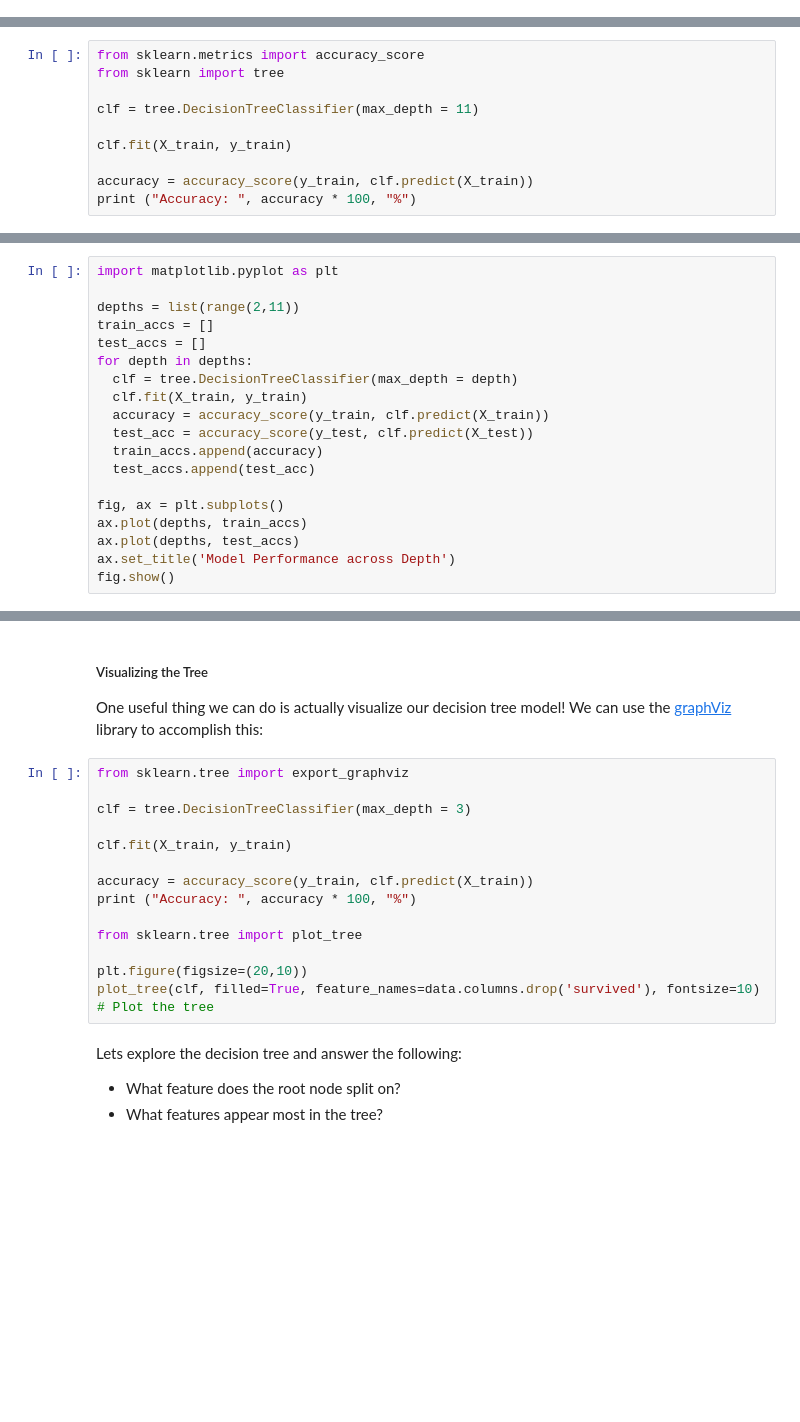
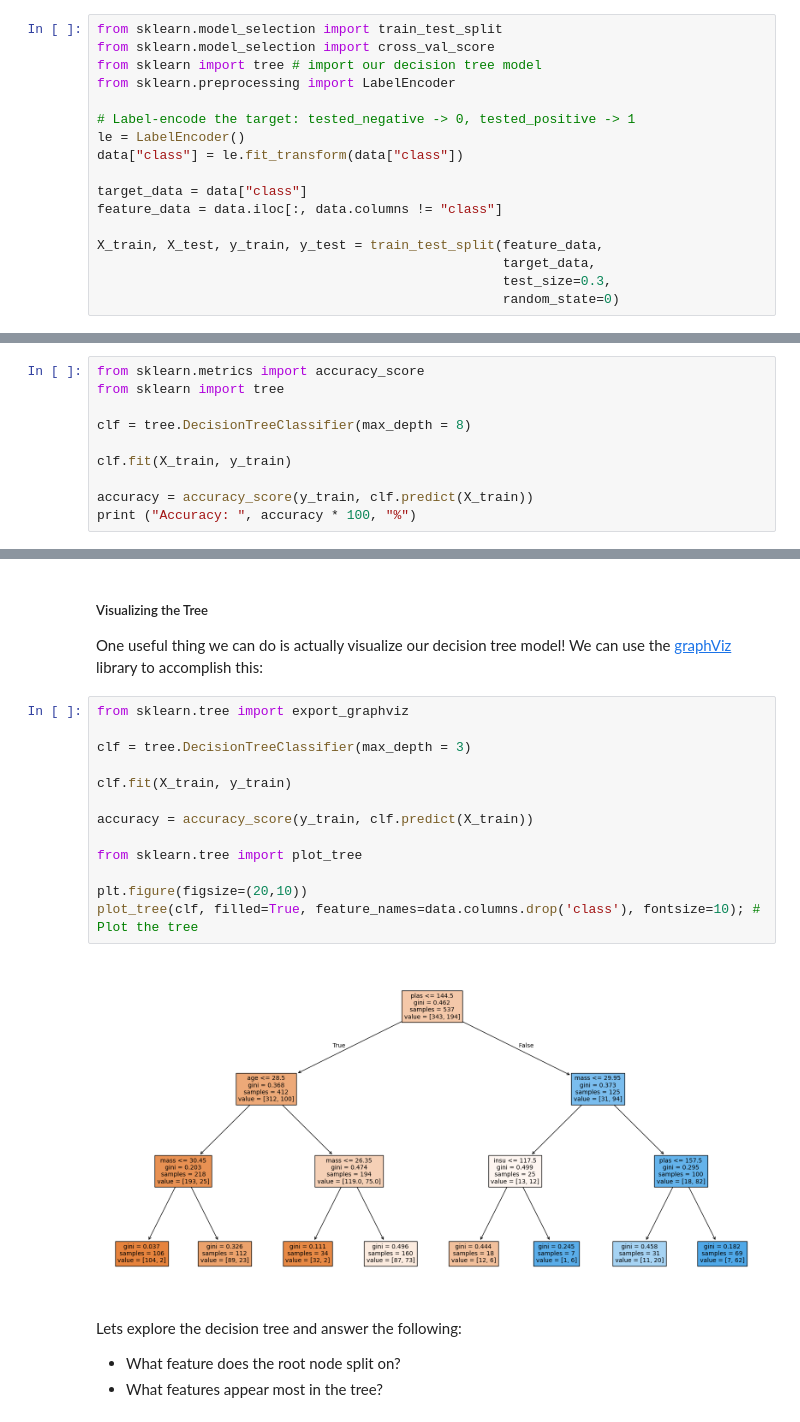
Before and after one commit to upadhyan/SUDS-2026-Bootcamp-Friday, a Jupyter notebook: labs/Supervised_Lab.ipynb, the cells around one changed output, grey strips where cells are left out. Cells and saved outputs as stored; diff of their text form; blank space fills up the shorter version.

```diff
--- a/labs/Supervised_Lab.ipynb
+++ b/labs/Supervised_Lab.ipynb
@@ -127,0 +110,17 @@ X_test = imp.transform(X_test)
+# %%
+from sklearn.model_selection import train_test_split
+from sklearn.model_selection import cross_val_score
+from sklearn import tree # import our decision tree model
+from sklearn.preprocessing import LabelEncoder
+
+# Label-encode the target: tested_negative -> 0, tested_positive -> 1
+le = LabelEncoder()
+data["class"] = le.fit_transform(data["class"])
+
+target_data = data["class"]
+feature_data = data.iloc[:, data.columns != "class"]
+
+X_train, X_test, y_train, y_test = train_test_split(feature_data,
+                                                    target_data,
+                                                    test_size=0.3,
+                                                    random_state=0)
@@ -135,7 +145,7 @@ Remember, the pipeline for model development in sklearn is **initialize->fit->pr
 from sklearn.metrics import accuracy_score
 from sklearn import tree
 
-clf = tree.DecisionTreeClassifier(max_depth = 11)
+clf = tree.DecisionTreeClassifier(max_depth = 8)
 
 clf.fit(X_train, y_train)
 
@@ -160,20 +171 @@ Now that we know how to fit a tree, lets see what impact the depth of a tree has
 * At what depth is the model underfitting and at what depth is the model overfitting? _______________
-# %%
-import matplotlib.pyplot as plt
-
-depths = list(range(2,11))
-train_accs = []
-test_accs = []
-for depth in depths:
-  clf = tree.DecisionTreeClassifier(max_depth = depth)
-  clf.fit(X_train, y_train)
-  accuracy = accuracy_score(y_train, clf.predict(X_train))
-  test_acc = accuracy_score(y_test, clf.predict(X_test))
-  train_accs.append(accuracy)
-  test_accs.append(test_acc)
-
-fig, ax = plt.subplots()
-ax.plot(depths, train_accs)
-ax.plot(depths, test_accs)
-ax.set_title('Model Performance across Depth')
-fig.show()
@@ -185,17 +200,18 @@ One useful thing we can do is actually visualize our decision tree model! We can
 # %%
 from sklearn.tree import export_graphviz
 
 clf = tree.DecisionTreeClassifier(max_depth = 3)
 
 clf.fit(X_train, y_train)
 
 accuracy = accuracy_score(y_train, clf.predict(X_train))
-print ("Accuracy: ", accuracy * 100, "%")
 
 from sklearn.tree import plot_tree
 
 plt.figure(figsize=(20,10))
-plot_tree(clf, filled=True, feature_names=data.columns.drop('survived'), fontsize=10) # Plot the tree
+plot_tree(clf, filled=True, feature_names=data.columns.drop('class'), fontsize=10); # Plot the tree
+# %% [output]
+[figure, added]
 # %% [markdown]
 Lets explore the decision tree and answer the following:
 * What feature does the root node split on?
```
Also changed, not shown: parts of 42 cells of this notebook.
